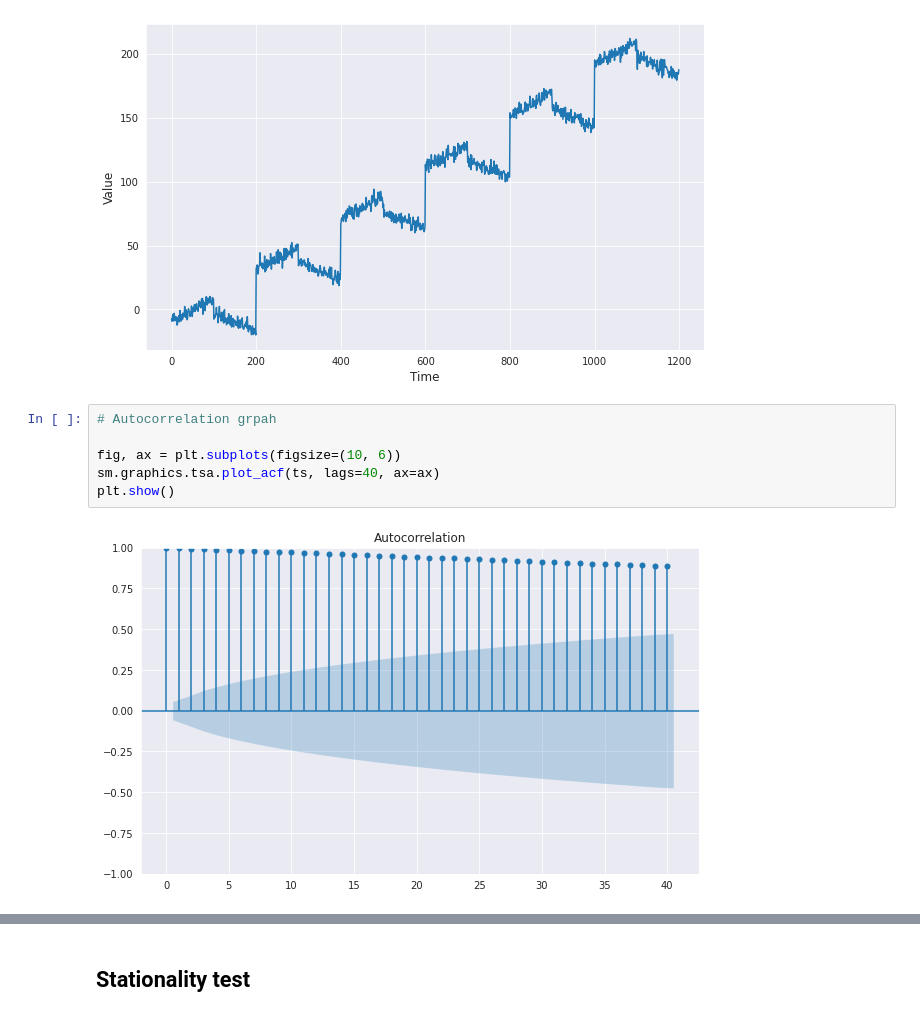
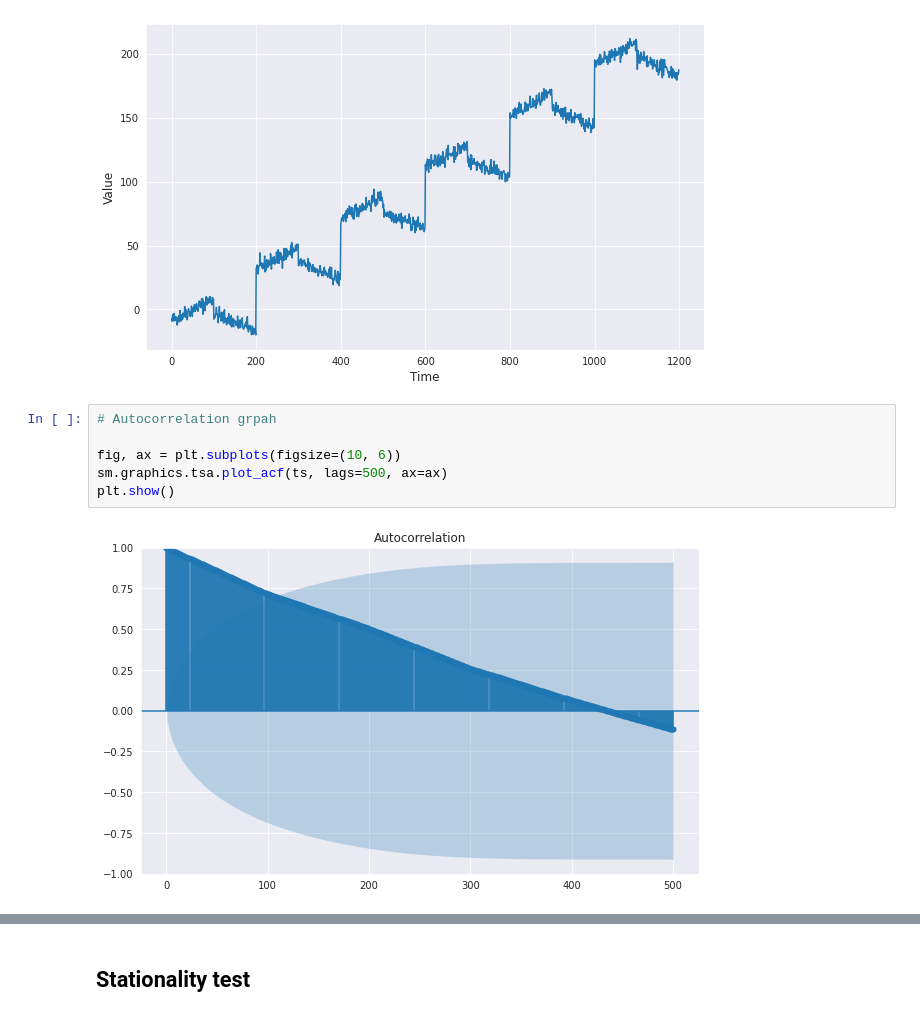
Before and after one commit to ZequnZ/Knowledge-base, a Jupyter notebook: ds/time series/time_series.ipynb, the cells around one changed output, grey strips where cells are left out. Cells and saved outputs as stored; diff of their text form.

```diff
--- a/ds/time series/time_series.ipynb
+++ b/ds/time series/time_series.ipynb
@@ -61,11 +61,11 @@ plt.show()
 # %%
 # Autocorrelation grpah
 
 fig, ax = plt.subplots(figsize=(10, 6))
-sm.graphics.tsa.plot_acf(ts, lags=40, ax=ax)
+sm.graphics.tsa.plot_acf(ts, lags=500, ax=ax)
 plt.show()
 # %% [output]
-[figure, old version]
+[figure, new version]
 # %%
 # partial Autocorrelation grpah
 
```
Also changed, not shown: parts of 7 cells of this notebook.
